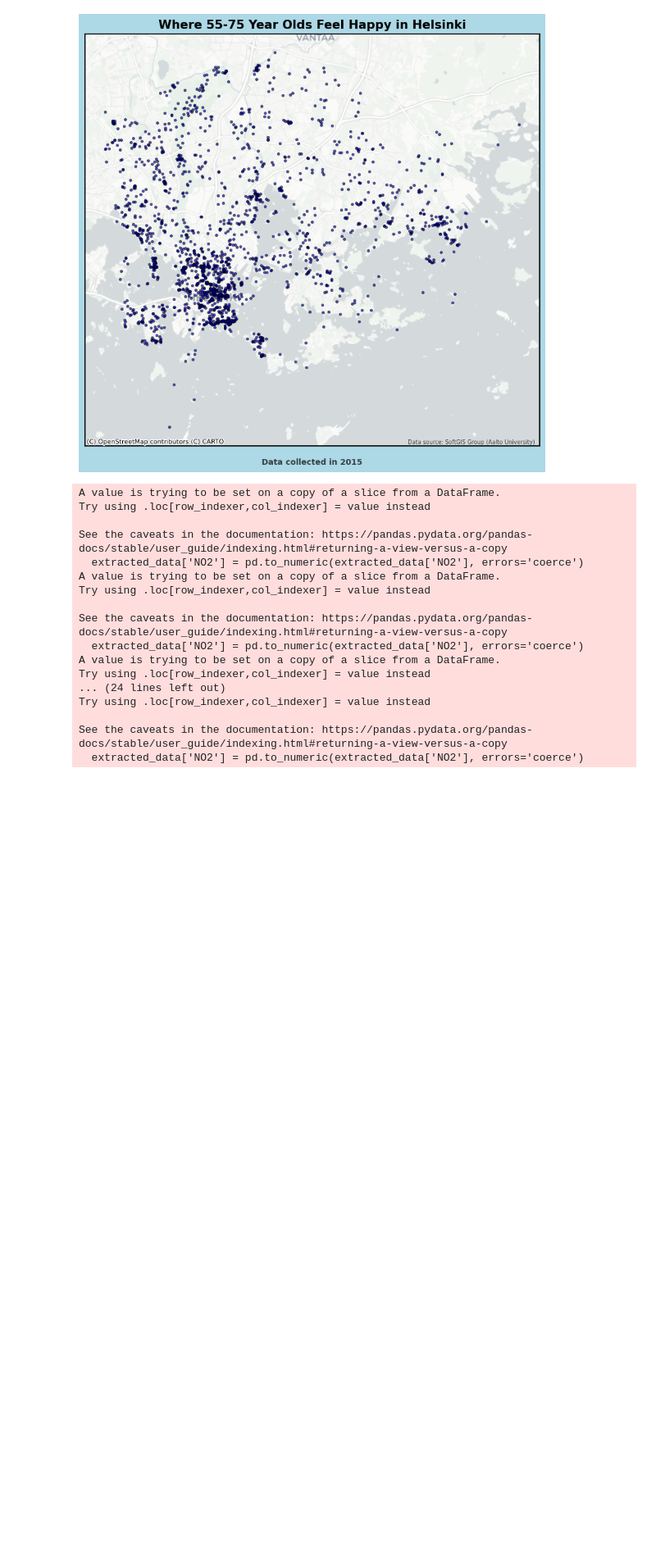
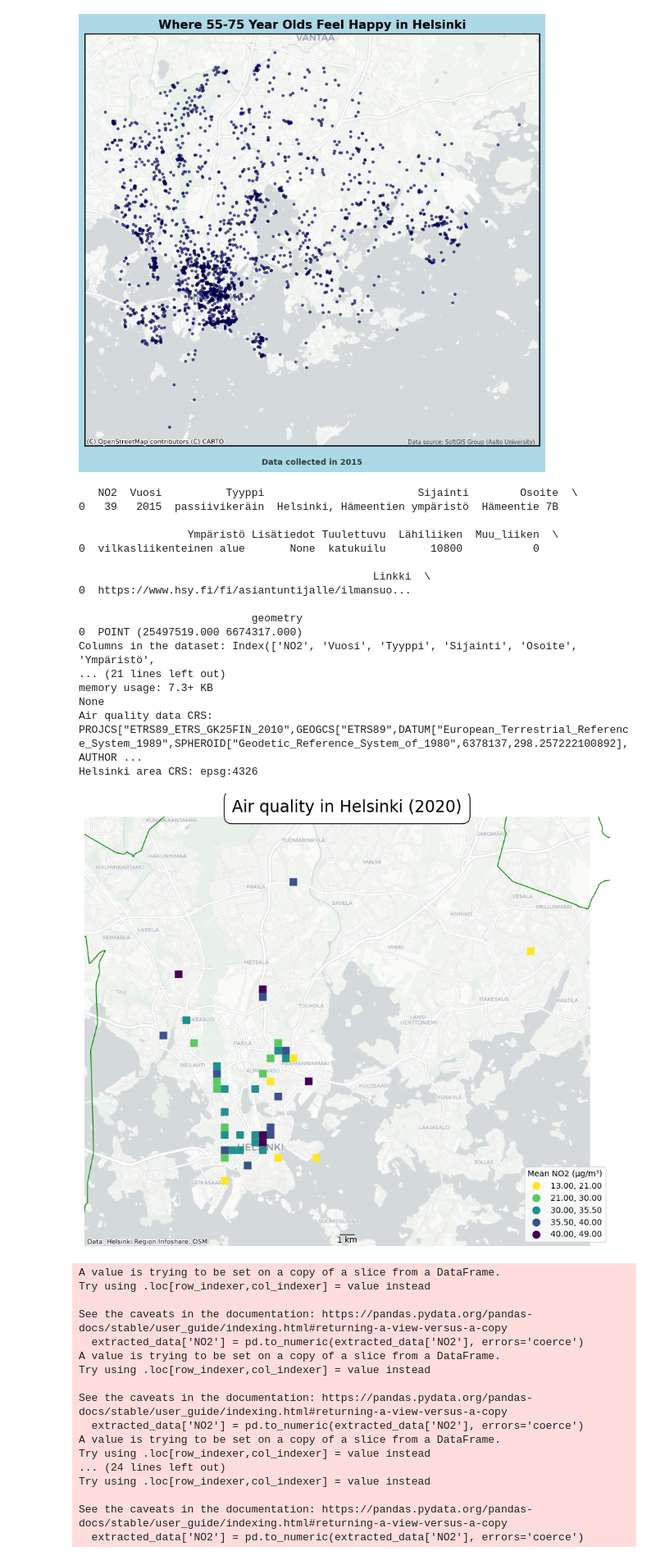
Before and after one commit to levolak/cartogis-portfolio, a Jupyter notebook: portfolio.ipynb, the cells around one changed output. Shown at 82% size. Saved outputs shown, nothing was run; the diff lists cells and outputs as text; code cells hidden in the pictures; blank space fills up the shorter version.

```diff
--- a/portfolio.ipynb
+++ b/portfolio.ipynb
@@ -230,6 +230,9 @@ plt.tight_layout()
 plt.show()
 # %%
 #3 GRID MAP 2015
+## TAMA TOIMII
+## MUUTA TIEDOT (otsikot jne, source)
+#3 GRID MAP 2020
 ## TAMA TOIMII
 ## MUUTA TIEDOT (otsikot jne, source)
 import os
@@ -336,7 +339,7 @@ ax = grid_with_no2.plot(
 
 # Remove axis
 ax.set_axis_off()
-plt.title('Air quality in Helsinki (2015)',
+plt.title('Air quality in Helsinki (2020)',
     fontdict={'fontsize': '20', 'fontweight': '7'},
     bbox=dict(facecolor='white', edgecolor='black', boxstyle='round,pad=0.5')
          )
@@ -356,35 +359,55 @@ scalebar = AnchoredSizeBar(ax.transData,
                            'lower center',  # Location of the scale bar
                            pad=0.1,
                            color='black',
                            frameon=False,
                            size_vertical=1,
                            fontproperties=fontprops)
 
 ax.add_artist(scalebar)
 
 # Add Helsinki boundaries with green edges
 helsinki_area.boundary.plot(ax=ax, edgecolor="green", linewidth=1)
 
 # Calculate the extent and center of the grid_with_no2 data
 minx, miny, maxx, maxy = grid_with_no2.total_bounds
 x_center = (minx + maxx) / 2
 y_center = (miny + maxy) / 2
 x_extent = maxx - minx
 y_extent = maxy - miny
 margin = 0.1  # Adjust this value to add margin around the map
 
 # Set the axis limits to ensure the map is centered and zoom out a bit
-zoom_out_factor = 1.3  # Adjust this factor to zoom out more or less
+zoom_out_factor = 1.4  # Adjust this factor to zoom out more or less
 ax.set_xlim(x_center - (x_extent / 2) * zoom_out_factor, x_center + (x_extent / 2) * zoom_out_factor)
 ax.set_ylim(y_center - (y_extent / 2) * zoom_out_factor, y_center + (y_extent / 2) * zoom_out_factor)
 
 # Adjust layout
 plt.tight_layout()
 
 # Save the plot as a PNG file
-plt.savefig('gridmap_no2_2015.png', bbox_inches='tight')
+plt.savefig('gridmap_no2_2020.png', bbox_inches='tight')
+
 # Show plot
 plt.show()
+# %% [output]
+   NO2  Vuosi          Tyyppi                        Sijainti        Osoite  \
+0   39   2015  passiivikeräin  Helsinki, Hämeentien ympäristö  Hämeentie 7B
+
+                 Ympäristö Lisätiedot Tuulettuvu  Lähiliiken  Muu_liiken  \
+0  vilkasliikenteinen alue       None  katukuilu       10800           0
+
+                                              Linkki  \
+0  https://www.hsy.fi/fi/asiantuntijalle/ilmansuo...
+
+                           geometry
+0  POINT (25497519.000 6674317.000)
+Columns in the dataset: Index(['NO2', 'Vuosi', 'Tyyppi', 'Sijainti', 'Osoite', 'Ympäristö',
+... (21 lines left out)
+memory usage: 7.3+ KB
+None
+Air quality data CRS: PROJCS["ETRS89_ETRS_GK25FIN_2010",GEOGCS["ETRS89",DATUM["European_Terrestrial_Reference_System_1989",SPHEROID["Geodetic_Reference_System_of_1980",6378137,298.257222100892],AUTHOR ...
+Helsinki area CRS: epsg:4326
+[figure, added]
 # %%
 #3 GRID MAP 2020
 ## TAMA TOIMII
```
Also changed, not shown: parts of 1 cell of this notebook, 2 other files.
